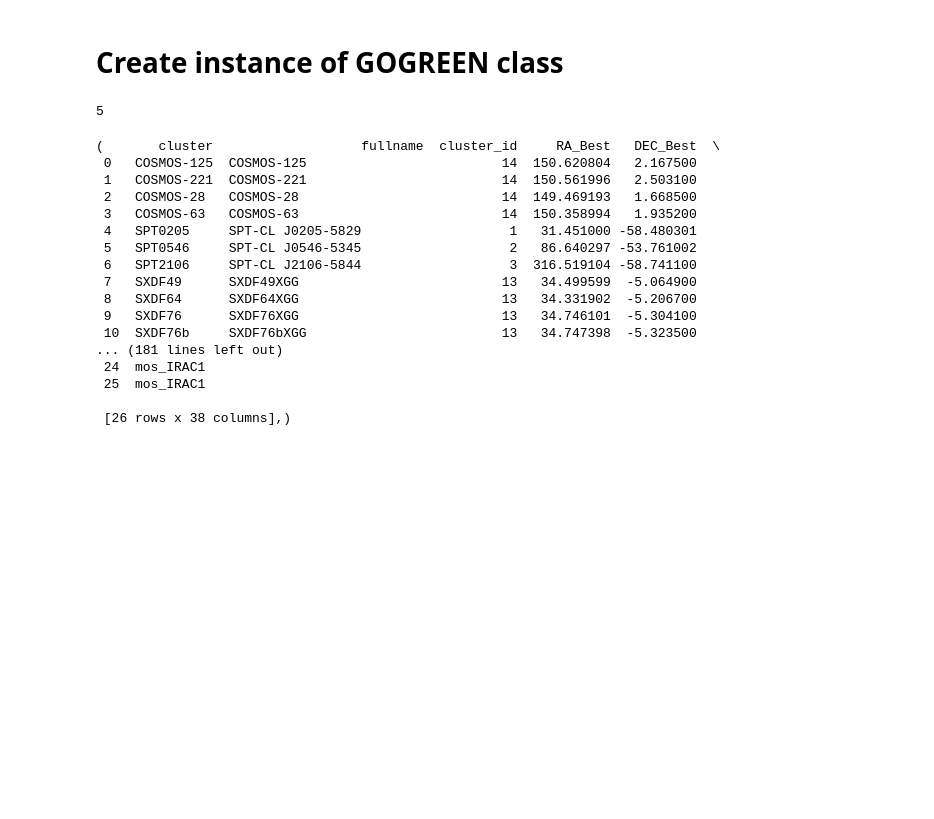
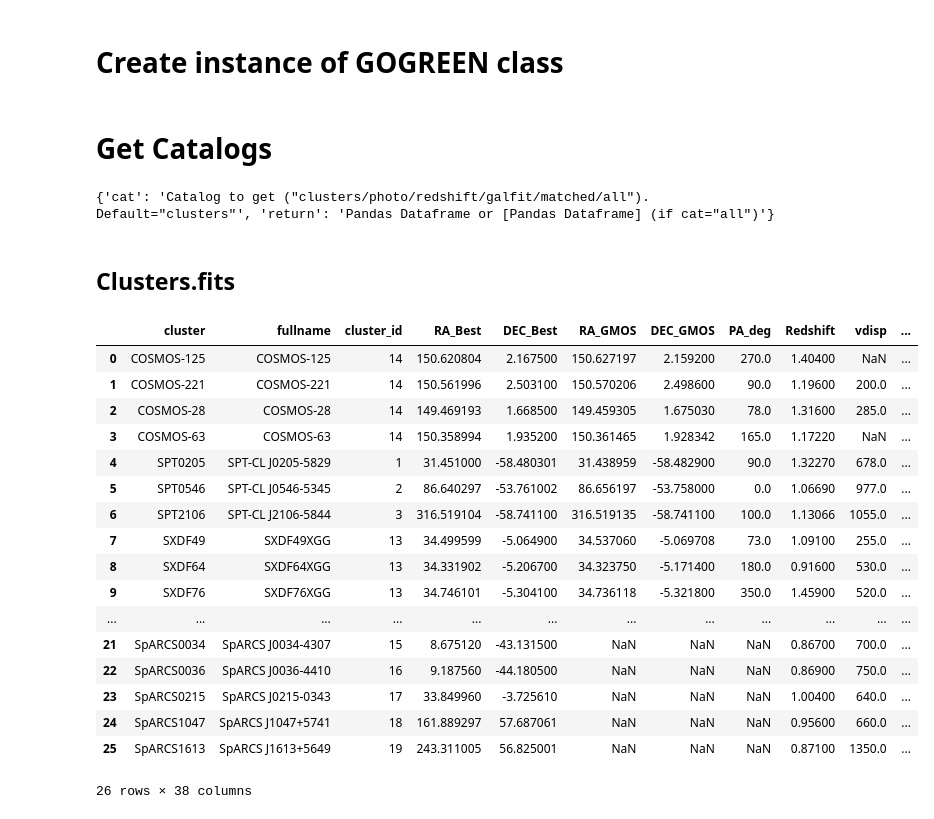
Before and after one commit to charrbit/GOGREEN-galaxy-research, a Jupyter notebook: Code/ggClass.ipynb, the cells around one changed output. Cells and saved outputs as stored; diff of their text form; code cells hidden in the pictures; blank space fills up the shorter version.

Commit message:
Demonstrating GOGREEN catalog retrieval

```diff
--- a/Code/ggClass.ipynb
+++ b/Code/ggClass.ipynb
@@ -7,24 +10,37 @@
 # %%
 path = '/home/astrobits/school/research/data/'
 gg = GOGREEN(path)
-allCats = gg.get()
-for
-# %% [output]
-5
-(       cluster                   fullname  cluster_id     RA_Best   DEC_Best  \
- 0   COSMOS-125  COSMOS-125                         14  150.620804   2.167500
- 1   COSMOS-221  COSMOS-221                         14  150.561996   2.503100
- 2   COSMOS-28   COSMOS-28                          14  149.469193   1.668500
- 3   COSMOS-63   COSMOS-63                          14  150.358994   1.935200
- 4   SPT0205     SPT-CL J0205-5829                   1   31.451000 -58.480301
- 5   SPT0546     SPT-CL J0546-5345                   2   86.640297 -53.761002
- 6   SPT2106     SPT-CL J2106-5844                   3  316.519104 -58.741100
- 7   SXDF49      SXDF49XGG                          13   34.499599  -5.064900
- 8   SXDF64      SXDF64XGG                          13   34.331902  -5.206700
- 9   SXDF76      SXDF76XGG                          13   34.746101  -5.304100
- 10  SXDF76b     SXDF76bXGG                         13   34.747398  -5.323500
-... (181 lines left out)
- 24  mos_IRAC1
- 25  mos_IRAC1
-
- [26 rows x 38 columns],)
+# %% [markdown]
+# Get Catalogs
+# %%
+# Description of get() function parameters and return value
+print(gg.get.__annotations__)
+
+allCatalogs = gg.get('all')
+# %% [output]
+{'cat': 'Catalog to get ("clusters/photo/redshift/galfit/matched/all"). Default="clusters"', 'return': 'Pandas Dataframe or [Pandas Dataframe] (if cat="all")'}
+# %% [markdown]
+## Clusters.fits
+# %%
+# cluster_cat = allCatalogs[0]
+cluster_cat = gg.get()
+cluster_cat
+# %% [output]
+|  | cluster | fullname | cluster_id | RA_Best | DEC_Best | RA_GMOS | DEC_GMOS | PA_deg | Redshift | vdisp | ... |
+| 0 | COSMOS-125 | COSMOS-125 | 14 | 150.620804 | 2.167500 | 150.627197 | 2.159200 | 270.0 | 1.40400 | NaN | ... |
+| 1 | COSMOS-221 | COSMOS-221 | 14 | 150.561996 | 2.503100 | 150.570206 | 2.498600 | 90.0 | 1.19600 | 200.0 | ... |
+| 2 | COSMOS-28 | COSMOS-28 | 14 | 149.469193 | 1.668500 | 149.459305 | 1.675030 | 78.0 | 1.31600 | 285.0 | ... |
+| 3 | COSMOS-63 | COSMOS-63 | 14 | 150.358994 | 1.935200 | 150.361465 | 1.928342 | 165.0 | 1.17220 | NaN | ... |
+| 4 | SPT0205 | SPT-CL J0205-5829 | 1 | 31.451000 | -58.480301 | 31.438959 | -58.482900 | 90.0 | 1.32270 | 678.0 | ... |
+| 5 | SPT0546 | SPT-CL J0546-5345 | 2 | 86.640297 | -53.761002 | 86.656197 | -53.758000 | 0.0 | 1.06690 | 977.0 | ... |
+| 6 | SPT2106 | SPT-CL J2106-5844 | 3 | 316.519104 | -58.741100 | 316.519135 | -58.741100 | 100.0 | 1.13066 | 1055.0 | ... |
+| 7 | SXDF49 | SXDF49XGG | 13 | 34.499599 | -5.064900 | 34.537060 | -5.069708 | 73.0 | 1.09100 | 255.0 | ... |
+| 8 | SXDF64 | SXDF64XGG | 13 | 34.331902 | -5.206700 | 34.323750 | -5.171400 | 180.0 | 0.91600 | 530.0 | ... |
+| 9 | SXDF76 | SXDF76XGG | 13 | 34.746101 | -5.304100 | 34.736118 | -5.321800 | 350.0 | 1.45900 | 520.0 | ... |
+| ... | ... | ... | ... | ... | ... | ... | ... | ... | ... | ... | ... |
+| 21 | SpARCS0034 | SpARCS J0034-4307 | 15 | 8.675120 | -43.131500 | NaN | NaN | NaN | 0.86700 | 700.0 | ... |
+| 22 | SpARCS0036 | SpARCS J0036-4410 | 16 | 9.187560 | -44.180500 | NaN | NaN | NaN | 0.86900 | 750.0 | ... |
+| 23 | SpARCS0215 | SpARCS J0215-0343 | 17 | 33.849960 | -3.725610 | NaN | NaN | NaN | 1.00400 | 640.0 | ... |
+| 24 | SpARCS1047 | SpARCS J1047+5741 | 18 | 161.889297 | 57.687061 | NaN | NaN | NaN | 0.95600 | 660.0 | ... |
+| 25 | SpARCS1613 | SpARCS J1613+5649 | 19 | 243.311005 | 56.825001 | NaN | NaN | NaN | 0.87100 | 1350.0 | ... |
+26 rows × 38 columns
```
Also changed, not shown: parts of 10 cells of this notebook, 1 other file.
